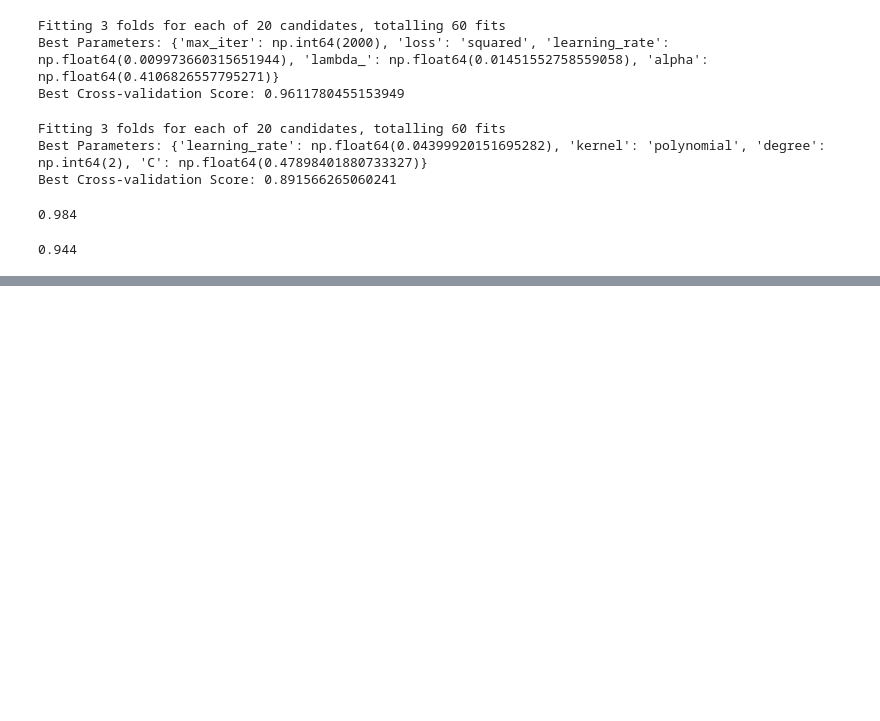
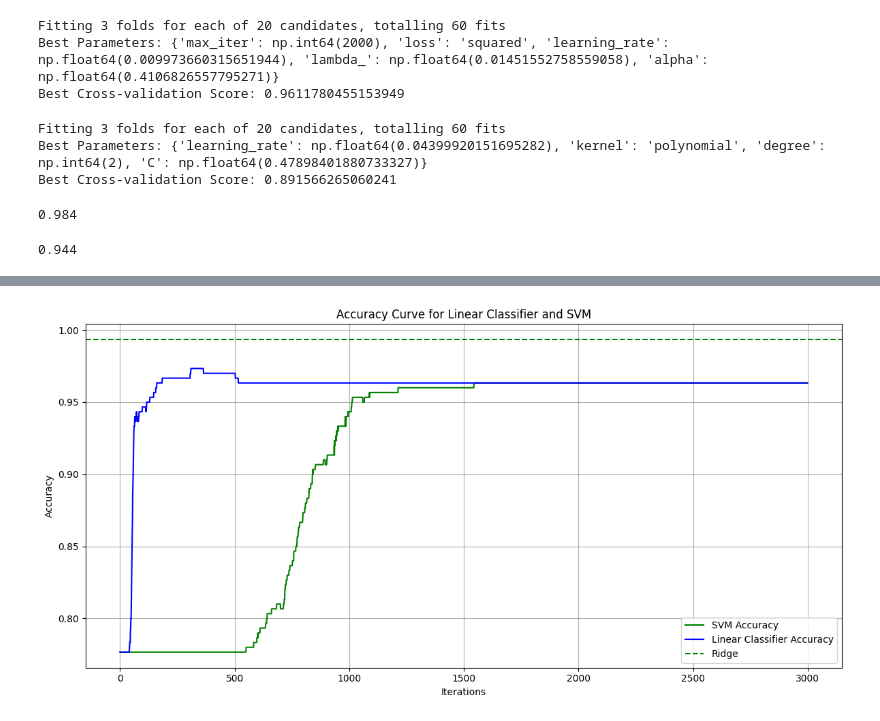
Before and after one commit to nek00oo/IS_ML, a Jupyter notebook: lab3.ipynb, the cells around one changed output, grey strips where cells are left out. Cells and saved outputs as stored; diff of their text form; code cells hidden in the pictures; blank space fills up the shorter version.

```diff
--- a/lab3.ipynb
+++ b/lab3.ipynb
@@ -196,0 +147,38 @@ plt.show()
+# %%
+from sklearn.model_selection import train_test_split
+from LinearRegressionClassifier import LinearClassifierGD, SVMClassifier, RidgeRegressionClassifier
+import matplotlib.pyplot as plt
+from sklearn.metrics import accuracy_score
+
+X_train, X_test, y_train, y_test = train_test_split(X, y, test_size=0.3, random_state=42)
+
+linear_model = LinearClassifierGD(alpha=0, max_iter=3000, loss='squared')
+linear_model.fit(X_train, y_train, X_test, y_test)
+linear_accuracy_history = linear_model._get_accuracy_history()
+
+svm_model = SVMClassifier(max_iter=3000, kernel='linear', learning_rate=0.00001)
+svm_model.fit(X_train, y_train, X_test, y_test)
+svm_accuracy_history = svm_model._get_accuracy_history()
+
+ridge_model = RidgeRegressionClassifier(alpha=0.001)
+ridge_model.fit(X_train, y_train)
+y_pred = ridge_model.predict(X_test)
+ridge_acc = accuracy_score(y_test, y_pred)
+
+plt.figure(figsize=(12, 6))
+
+plt.plot(svm_accuracy_history, label='SVM Accuracy', color='green')
+plt.plot(linear_accuracy_history, label='Linear Classifier Accuracy', color='blue')
+plt.axhline(ridge_acc, color='green', linestyle='--', label="Ridge")
+
+#plt.xlim(0, 400)
+plt.title("Accuracy Curve for Linear Classifier and SVM")
+plt.xlabel("Iterations")
+plt.ylabel("Accuracy")
+plt.legend()
+plt.grid(True)
+
+plt.tight_layout()
+plt.show()
+# %% [output]
+[figure, added]
```
Also changed, not shown: parts of 3 cells of this notebook, 1 other file.
